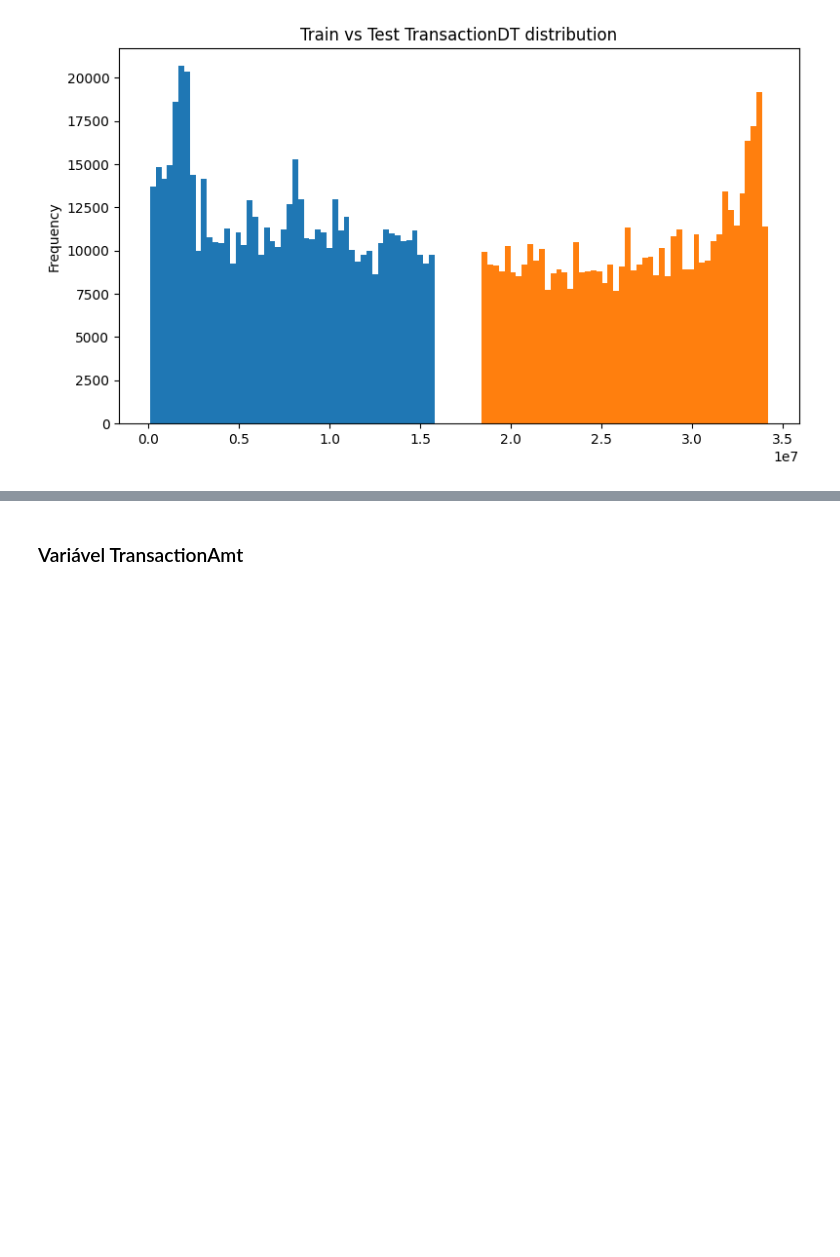
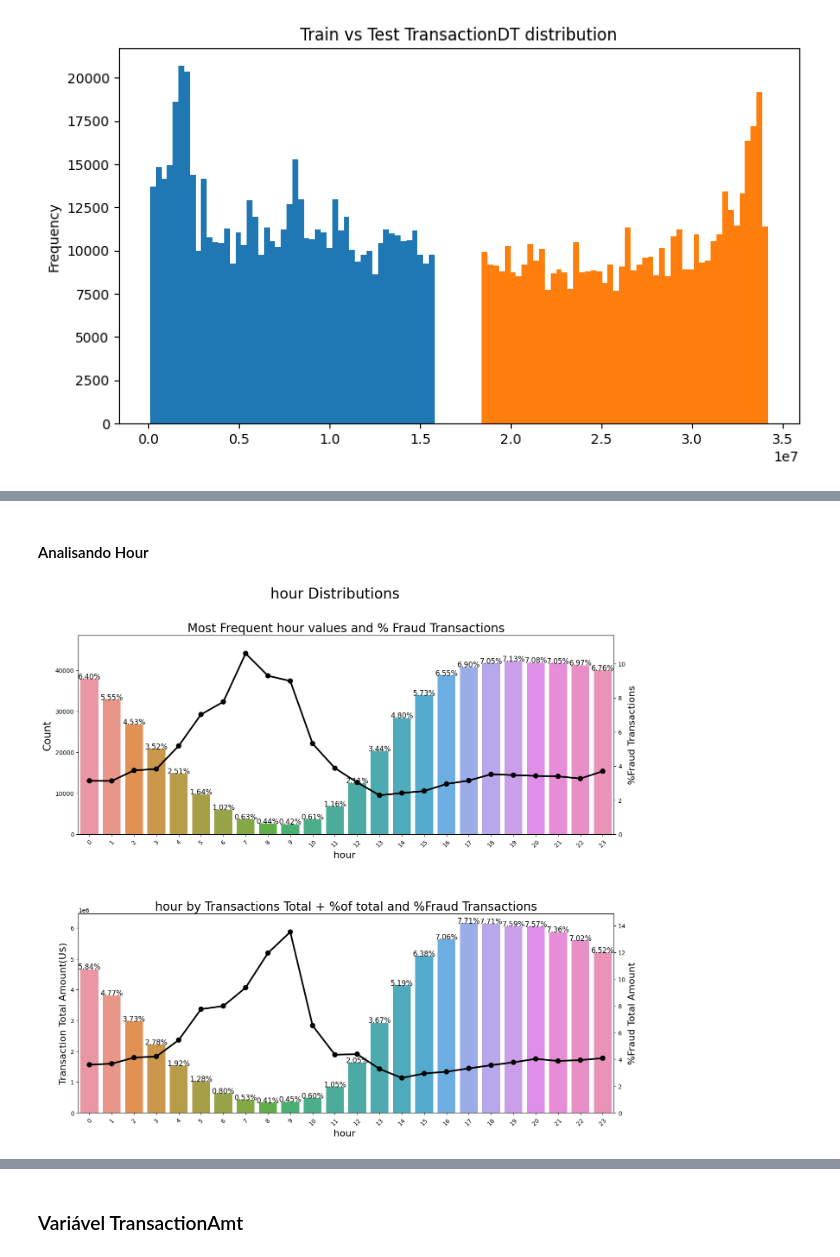
Before and after one commit to idfelipemalatesta/MachineLearning, a Jupyter notebook: Fraud Detection/E-commerce Fraud Detection/e-commerce_transactions.ipynb, the cells around one changed output, grey strips where cells are left out. Cells and saved outputs as stored; diff of their text form; code cells hidden in the pictures; blank space fills up the shorter version.

```diff
--- a/Fraud Detection/E-commerce Fraud Detection/e-commerce_transactions.ipynb
+++ b/Fraud Detection/E-commerce Fraud Detection/e-commerce_transactions.ipynb
@@ -276,0 +388,39 @@ The TransactionDT feature is a timedelta from a given reference datetime (not an
+# %%
+# Parte 1 -> Count Transaction 	Percent Transaction Percent Fraud
+
+tmp = pd.crosstab(train['hour'], train['isFraud'], normalize='index') * 100
+tmp = tmp.reset_index()
+tmp.rename(columns={0:'NoFraud', 1:'Fraud'}, inplace=True)
+
+percent_transact = round(train['hour'].value_counts(normalize=True) * 100, 2)
+df = pd.concat([tmp, percent_transact], axis=1)
+df.drop('NoFraud', axis=1, inplace=True)
+df.rename(columns={'Fraud':'Percent Fraud', 'proportion':'Percent Transaction'}, inplace=True)
+
+count_transaction = pd.DataFrame(train.groupby('hour')['TransactionID'].count())
+df = df.merge(count_transaction, how='inner', on='hour')
+df.rename(columns={'TransactionID':'Count Transaction'}, inplace=True)
+
+df = df[['hour', 'Count Transaction', 'Percent Transaction', 'Percent Fraud']]
+
+# Parte 2 ->  Count TransactionAmt 	Percent TransactionAmt 	Percent Fraud TransactionAmt
+
+total_amt = train.groupby(['isFraud'])['TransactionAmt'].sum().sum()
+
+perc_amt = (train.groupby(['isFraud','hour'])['TransactionAmt'].sum() \
+            / train.groupby(['hour'])['TransactionAmt'].sum() * 100).unstack('isFraud')
+perc_amt = perc_amt.reset_index()
+perc_amt.rename(columns={0:'NoFraud', 1:'Fraud'}, inplace=True)
+amt = train.groupby(['hour'])['TransactionAmt'].sum().reset_index()
+perc_amt = perc_amt.fillna(0)
+
+amt['per'] = amt['TransactionAmt'] / total_amt*100
+amt['per'] = round(amt['per'], 2)
+
+df = df.merge(amt, how='inner', on='hour')
+df.rename(columns={'TransactionAmt':'Count TransactionAmt', 'per':'Percent TransactionAmt'}, inplace=True)
+
+percent_fraud_transactionAmt = round(pd.crosstab(index=train['hour'], columns=train['isFraud'], values=train['TransactionAmt'], aggfunc='sum', normalize='index') * 100, 2)
+df = df.merge(percent_fraud_transactionAmt, how='inner', on='hour')
+df.drop(0, axis=1, inplace=True)
+df.rename(columns={1:'Percent Fraud TransactionAmt'}, inplace=True)
@@ -276,0 +447,2 @@ The TransactionDT feature is a timedelta from a given reference datetime (not an
+# %% [markdown]
+#### Analisando Hour
@@ -276,0 +512,4 @@ The TransactionDT feature is a timedelta from a given reference datetime (not an
+# %%
+ploting_cnt_amt(train, 'hour')
+# %% [output]
+[figure, added]
```
Also changed, not shown: parts of 154 cells of this notebook.
